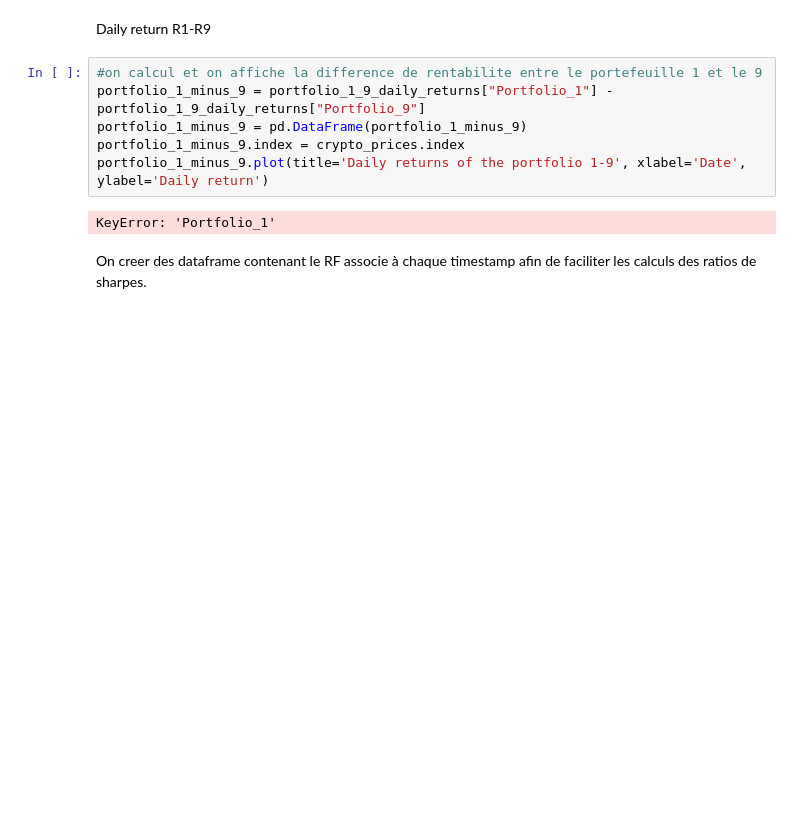
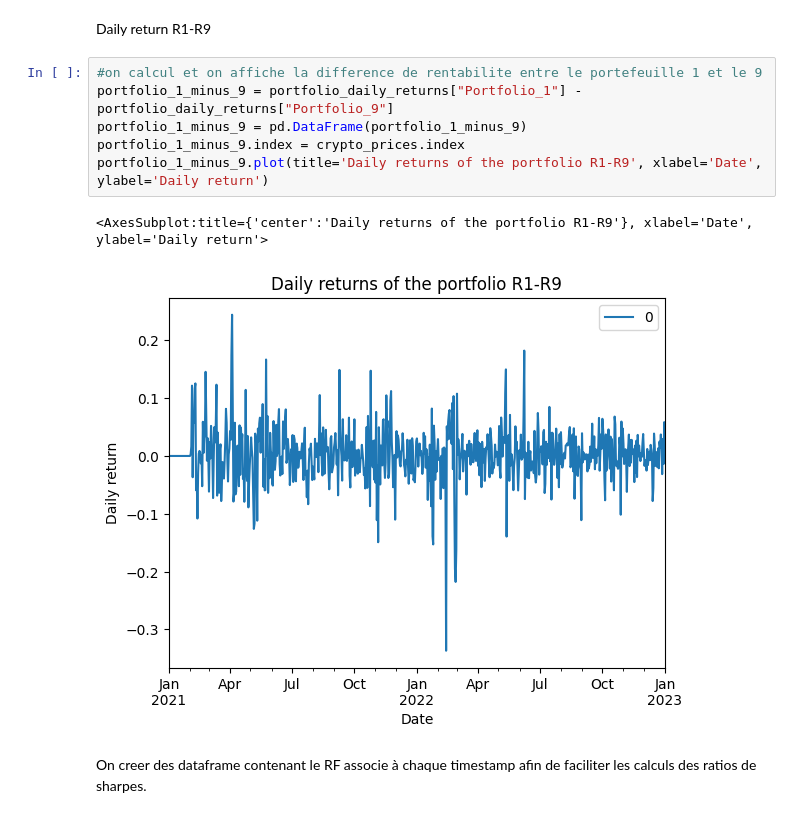
Before and after one commit to meretaensimag/momentum_strategie, a Jupyter notebook: notebook_momentum.ipynb, the cells around one changed output. Saved outputs shown, nothing was run; the diff lists cells and outputs as text; blank space fills up the shorter version.

```diff
--- a/notebook_momentum.ipynb
+++ b/notebook_momentum.ipynb
@@ -230,12 +230,13 @@ plt.show()
 Daily return R1-R9
 # %%
 #on calcul et on affiche la difference de rentabilite entre le portefeuille 1 et le 9
-portfolio_1_minus_9 = portfolio_1_9_daily_returns["Portfolio_1"] - portfolio_1_9_daily_returns["Portfolio_9"]
+portfolio_1_minus_9 = portfolio_daily_returns["Portfolio_1"] - portfolio_daily_returns["Portfolio_9"]
 portfolio_1_minus_9 = pd.DataFrame(portfolio_1_minus_9)
 portfolio_1_minus_9.index = crypto_prices.index
-portfolio_1_minus_9.plot(title='Daily returns of the portfolio 1-9', xlabel='Date', ylabel='Daily return')
+portfolio_1_minus_9.plot(title='Daily returns of the portfolio R1-R9', xlabel='Date', ylabel='Daily return')
 # %% [output]
-KeyError: 'Portfolio_1'
+<AxesSubplot:title={'center':'Daily returns of the portfolio R1-R9'}, xlabel='Date', ylabel='Daily return'>
+[figure, added]
 # %% [markdown]
 On creer des dataframe contenant le RF associe à chaque timestamp afin de faciliter les calculs des ratios de sharpes.
 # %%
```
Also changed, not shown: parts of 8 cells of this notebook.
